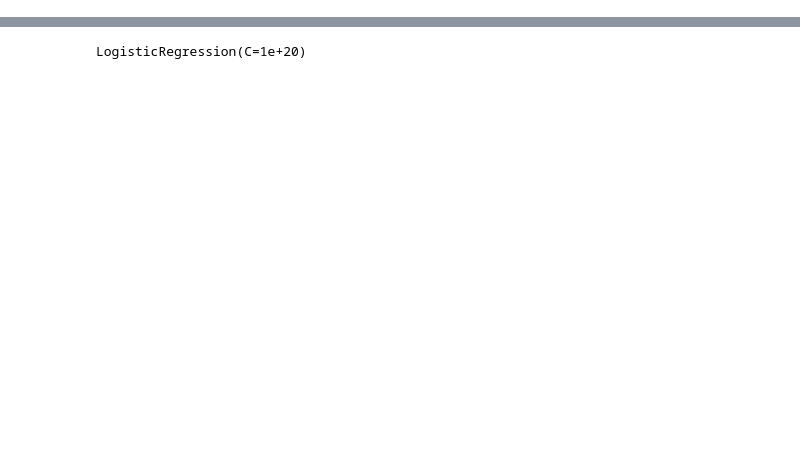
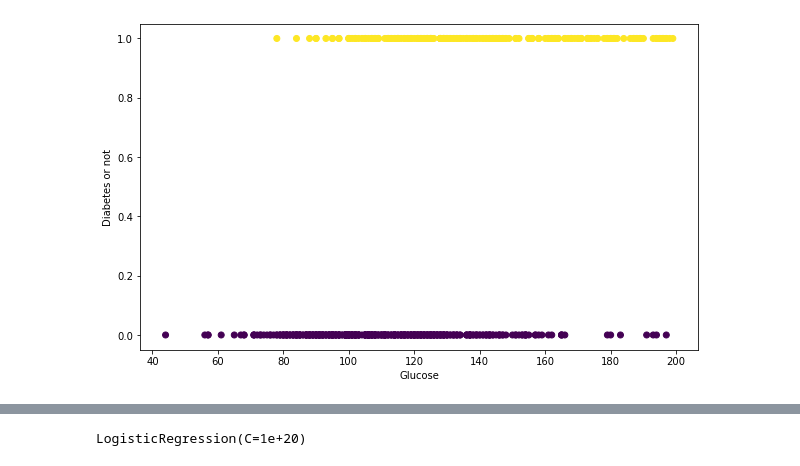
Before and after one commit to haoyangxie/INDE-577, a Jupyter notebook: Supervised_Learning/Logistic_regression/Logistic_Regression.ipynb, the cells around one changed output, grey strips where cells are left out. Drawn from its saved outputs; the diff is of its cells as text; code cells hidden in the pictures; blank space fills up the shorter version.

```diff
--- a/Supervised_Learning/Logistic_regression/Logistic_Regression.ipynb
+++ b/Supervised_Learning/Logistic_regression/Logistic_Regression.ipynb
@@ -4,7 +4,3 @@ import numpy as np
 import matplotlib.pyplot as plt
 import seaborn as sns
 from sklearn import datasets
-# %%
-iris = datasets.load_iris()
-X = iris.data[:, :2]
-y = (iris.target != 0) * 1
@@ -24,0 +38,8 @@ plt.legend();
+# %%
+plt.figure(figsize=(10, 6))
+plt.scatter(X_train[:, 0], y_train, c = y_train)
+plt.xlabel("Glucose")
+plt.ylabel("Diabetes or not")
+plt.show()
+# %% [output]
+[figure, added]
```
Also changed, not shown: parts of 13 cells of this notebook.
